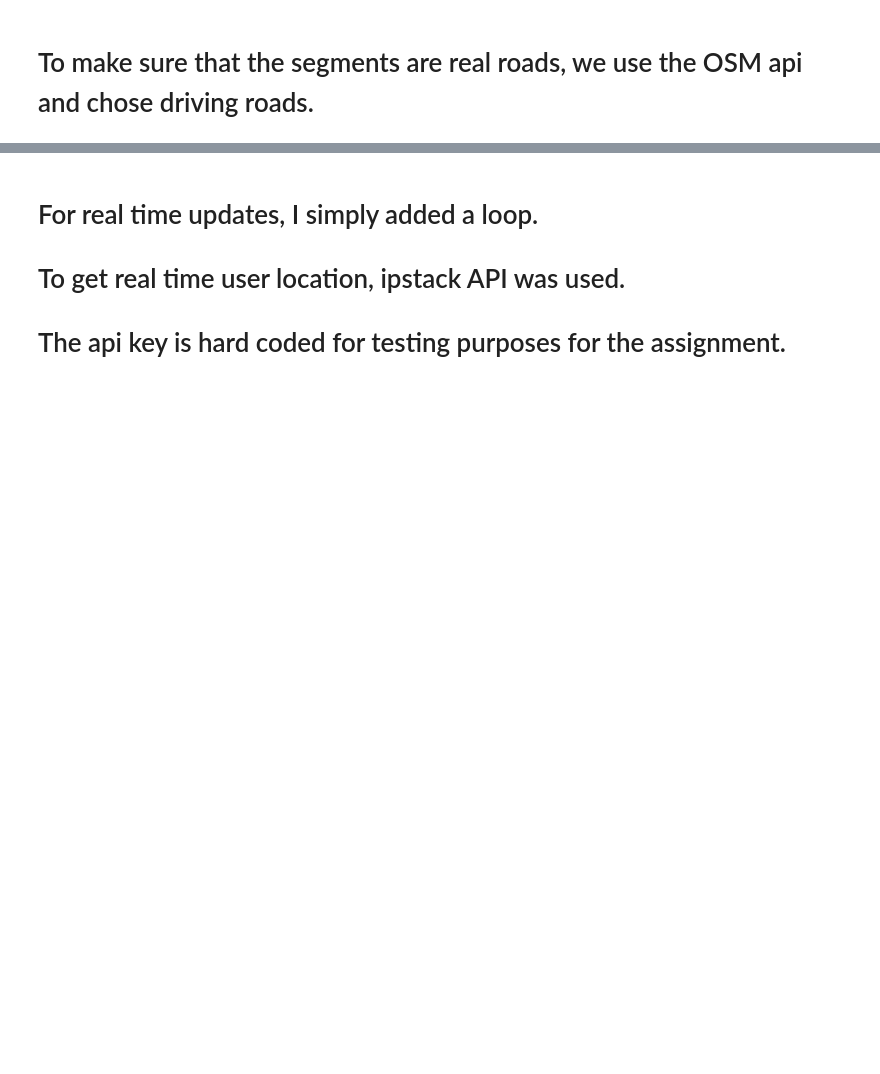
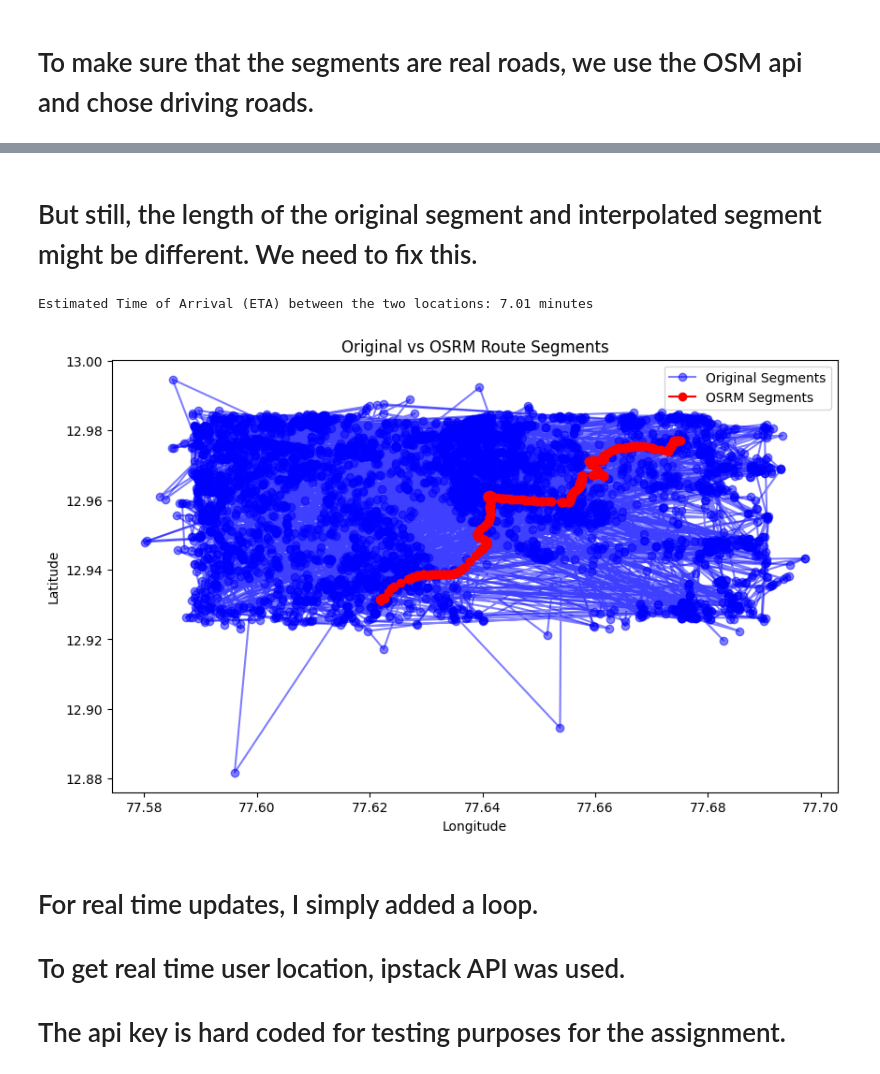
Before and after one commit to 0harjot0/ETA-prediction-at-a-segment-level, a Jupyter notebook: maps.ipynb, the cells around one changed output, grey strips where cells are left out. Drawn from its saved outputs; the diff is of its cells as text; code cells hidden in the pictures; blank space fills up the shorter version.

```diff
--- a/maps.ipynb
+++ b/maps.ipynb
@@ -342,3 +346,79 @@ Estimated Time of Arrival (ETA) between the two locations: 103773.80000000019 se
+# %% [markdown]
+# But still, the length of the original segment and interpolated segment might be different. We need to fix this.
+# %%
+import requests
+import pandas as pd
+from sklearn.preprocessing import MinMaxScaler
+from sklearn.neighbors import KNeighborsRegressor
+import matplotlib.pyplot as plt
+from geopy.distance import great_circle
+
+osrm_url = "http://router.project-osrm.org/route/v1/driving/{},{};{},{}?overview=full&geometries=geojson"
+
+start_location = (12.9317652, 77.6209215)
+end_location = (12.9771376, 77.6751392)
+
+route_url = osrm_url.format(start_location[1], start_location[0], end_location[1], end_location[0])
+response = requests.get(route_url)
+route_data = response.json()
+
+coordinates = route_data['routes'][0]['geometry']['coordinates']
+segment_points = [(coord[1], coord[0]) for coord in coordinates]
+
+df = pd.read_csv('cleaned_eta_prediction_data.csv')
+
+def calculate_segment_length(start, end):
+    return great_circle(start, end).meters
+
+df['segment_length'] = df.apply(lambda row: calculate_segment_length((row['initial_lat'], row['initial_lon']),
+                                                                     (row['final_lat'], row['final_lon'])), axis=1)
+
+X = df[['initial_lat', 'initial_lon', 'final_lat', 'final_lon', 'segment_length']]
+y = df['time_taken']
+
+scaler = MinMaxScaler()
+X_normalized = scaler.fit_transform(X)
+
+knn = KNeighborsRegressor(n_neighbors=1)
+knn.fit(X_normalized, y)
+
+average_segment_length = df['segment_length'].mean()
+
+total_eta = 0
+for i in range(len(segment_points) - 1):
+    segment_start = segment_points[i]
+    segment_end = segment_points[i + 1]
+
+    segment_length = calculate_segment_length(segment_start, segment_end)
+
+    segment_df = pd.DataFrame([[segment_start[0], segment_start[1], segment_end[0], segment_end[1], segment_length]],
+                              columns=['initial_lat', 'initial_lon', 'final_lat', 'final_lon', 'segment_length'])
+
+    segment_normalized = scaler.transform(segment_df)
+
+    predicted_eta = knn.predict(segment_normalized)[0]
+
+    adjusted_eta = predicted_eta * (segment_length / average_segment_length)
+    total_eta += adjusted_eta
+
+print(f"Estimated Time of Arrival (ETA) between the two locations: {total_eta/60:.2f} minutes")
+
+plt.figure(figsize=(10, 6))
+
+plt.plot(df['initial_lon'], df['initial_lat'], 'bo-', alpha=0.5, label='Original Segments')
+plt.plot(df['final_lon'], df['final_lat'], 'bo-', alpha=0.5)
+
+lats, lons = zip(*segment_points)
+plt.plot(lons, lats, 'ro-', label='OSRM Segments')
+
+plt.xlabel('Longitude')
+plt.ylabel('Latitude')
+plt.title('Original vs OSRM Route Segments')
+plt.legend()
+plt.show()
+# %% [output]
+Estimated Time of Arrival (ETA) between the two locations: 7.01 minutes
+[figure, added]
 # %% [markdown]
 # For real time updates, I simply added a loop.<br>
 # To get real time user location, ipstack API was used.<br>
```
Also changed, not shown: parts of 5 cells of this notebook, 1 other file.
